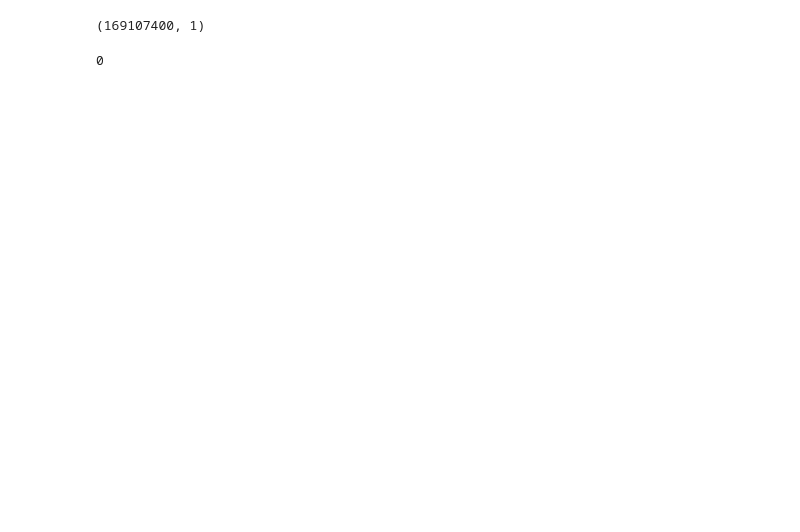
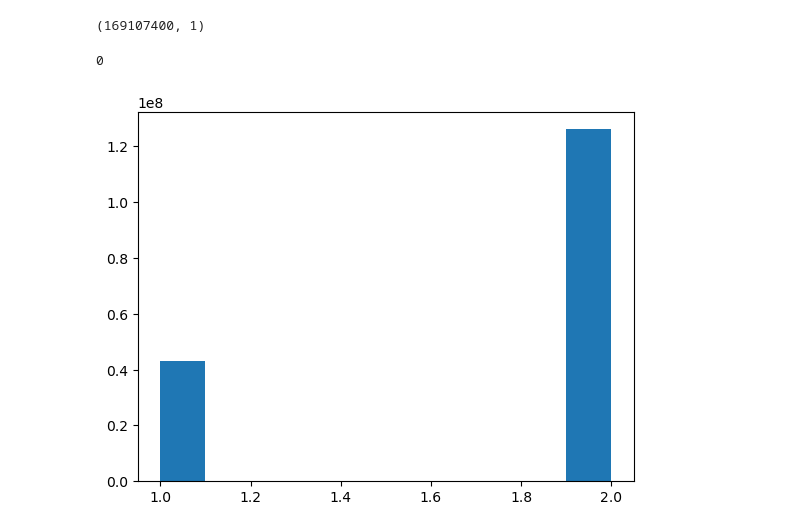
Before and after one commit to JJkriskras/Spatial-Statistics-and-Machine-Learning-Term-Project, a Jupyter notebook: data_analysis_notebookNDWI.ipynb, the cells around one changed output. Drawn from its saved outputs; the diff is of its cells as text; code cells hidden in the pictures; blank space fills up the shorter version.

```diff
--- a/data_analysis_notebookNDWI.ipynb
+++ b/data_analysis_notebookNDWI.ipynb
@@ -208,9 +208,9 @@ print("Best hyperparameters: ", grid_search.best_params_)
 Best hyperparameters:  {'max_depth': 2, 'min_samples_leaf': 1, 'min_samples_split': 2}
 # %%
 # Initiate a tree model
-tree_depth = grid_search.best_params_['max_depth'] #dit is 2 voor het geval je het bovenstaande niet wilt runnen
-min_sample_split= grid_search.best_params_['min_samples_split'] #dit is 2
-min_samples_leaf= grid_search.best_params_['min_samples_leaf'] # dit is 1
+tree_depth = 2 #grid_search.best_params_['max_depth'] #dit is 2 voor het geval je het bovenstaande niet wilt runnen
+min_sample_split= 2 #grid_search.best_params_['min_samples_split'] #dit is 2
+min_samples_leaf= 1 #grid_search.best_params_['min_samples_leaf'] # dit is 1
 model_tree = DecisionTreeClassifier(max_depth=tree_depth, min_samples_split=min_sample_split, min_samples_leaf=min_samples_leaf)
 
 # Fit the model to your data.
@@ -306,7 +306,8 @@ data_all = rioxarray.open_rasterio(file_location3).squeeze()
 data_all.coords['band'] = data_all.coords['band'] +1991
 print(data_all.shape)
 data_all = data_all.dropna(dim = 'band', how = 'all')
-data_all = data_all.notnull()
+data_all = data_all.fillna(-0.5)
+
 
 
 stack_all = np.array([])
@@ -335,7 +346,10 @@ Y_pred_all = model_tree.predict(stack_all)
 # %%
 results = xr.DataArray(Y_pred_all.reshape(data_all.shape),
                        coords ={'time':data_all.coords['band'],
                                 'y': data_all.coords['y'],
                                 'x': data_all.coords['x']},
                                 dims=['band', 'y', 'x'])
+results.plot()
 results.rio.to_raster(pjoin(scratch_dir, 'resultsNDWI.tif'), compress='LZW')
+# %% [output]
+[figure, added]
```
Also changed, not shown: parts of 1 cell of this notebook.
